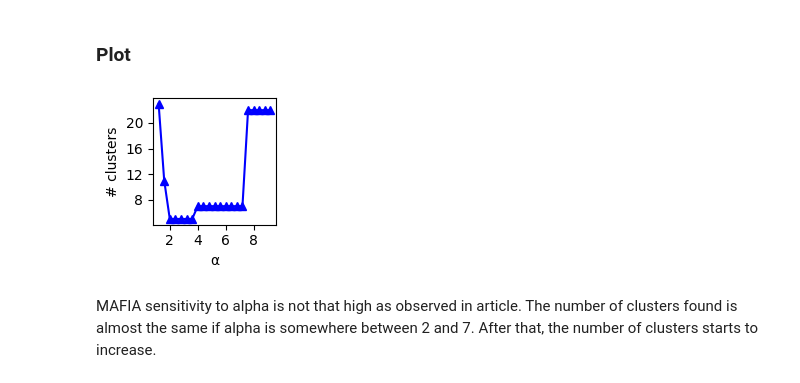
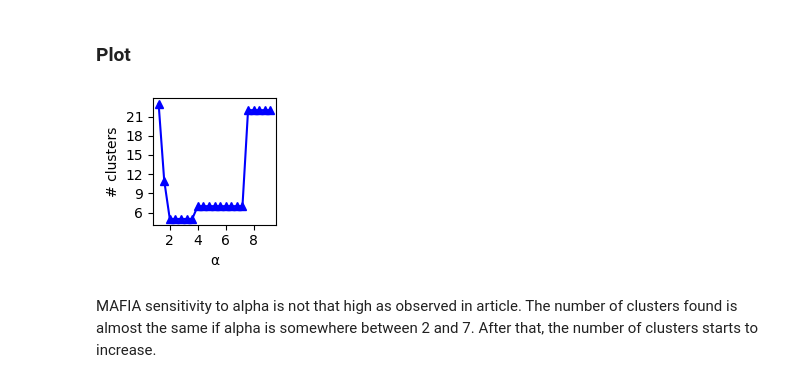
Before and after one commit to henrikdchristensen/SDU-Data-Mining-Exam, a Jupyter notebook: src/evaluation.ipynb, the cells around one changed output. Saved outputs shown, nothing was run; the diff lists cells and outputs as text; code cells hidden in the pictures.

```diff
--- a/src/evaluation.ipynb
+++ b/src/evaluation.ipynb
@@ -491,35 +382,35 @@ Both CLIQUE and MAFIA seems to scale linearly with the number of dimensions in t
 # %%
 import matplotlib.pyplot as plt
 import numpy as np
 
 # Data
 alpha = np.arange(1.2, 9.6, 0.4)
 clusters_found = [23, 11, 5, 5, 5, 5, 5, 7, 7, 7, 7, 7, 7, 7, 7, 7, 22, 22, 22, 22, 22]
 
 # Figure size
 plt.figure(figsize=(2, 2))
 
 # Plot
 plt.plot(alpha, clusters_found, 'b^-')
 
 # Set number of x- and y-ticks
 plt.gca().xaxis.set_major_locator(ticker.MaxNLocator(5))
-plt.gca().yaxis.set_major_locator(ticker.MaxNLocator(5))
+plt.gca().yaxis.set_major_locator(ticker.MaxNLocator(7))
 
 # Add labels
 plt.xlabel('α')
 plt.ylabel('# clusters')
 
 # Tight layout
 plt.tight_layout()
 
 # Save plot
 plt.savefig(dir_to_save_plots + 'sensitivity_alpha.png')
 
 # Show plot
 plt.show()
 # %% [output]
-[figure, old version]
+[figure, new version]
 # %% [markdown]
 MAFIA sensitivity to alpha is not that high as observed in article. The number of clusters found is almost the same if alpha is somewhere between 2 and 7. After that, the number of clusters starts to increase.
 # %% [markdown]
```
Also changed, not shown: parts of 14 cells of this notebook, 27 other files.
